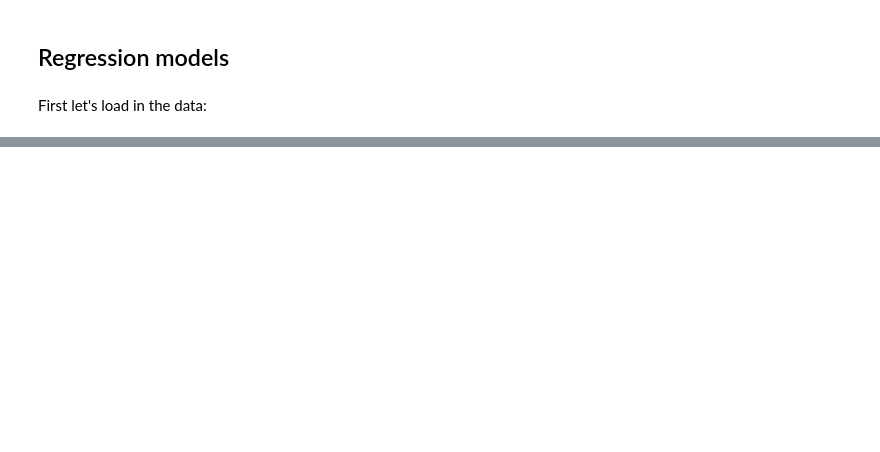
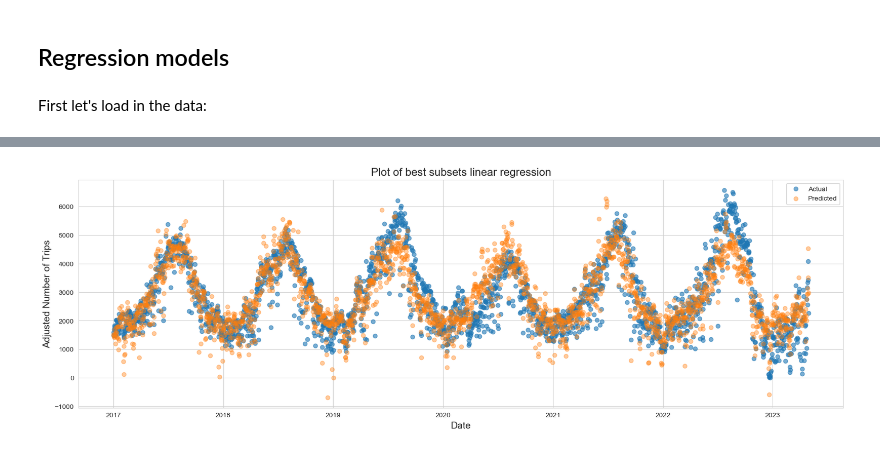
Before and after one commit to hodagben/bike-share-project, a Jupyter notebook: models/regressions.ipynb, the cells around one changed output, grey strips where cells are left out. Cells and saved outputs as stored; diff of their text form; code cells hidden in the pictures; blank space fills up the shorter version.

```diff
--- a/models/regressions.ipynb
+++ b/models/regressions.ipynb
@@ -33,0 +95,4 @@ bikeshare
+# %%
+scaler = StandardScaler().set_output(transform='pandas')
+bikeshare_scaled = scaler.fit_transform(bikeshare[features])
+bikeshare_scaled[target] = bikeshare[target]
@@ -33,0 +144,2 @@ bikeshare
+# %%
+bikeshare_scaled['day_length_x_max_temp'] = bikeshare_scaled.day_length * bikeshare_scaled.max_temp
@@ -33,0 +182,26 @@ bikeshare
+# %%
+plt.figure(figsize=(20,6))
+
+plt.scatter(bikeshare.index,
+           bikeshare[target],
+           alpha=0.6,
+           label='Actual')
+
+reg_bestsubset = LinearRegression()
+reg_bestsubset.fit(bikeshare_scaled[['day_length', 'max_temp', 'day_length_x_max_temp', 'temp_diff', 'total_precip', 'max_gust']],
+                   bikeshare[target])
+preds_bestsubset = reg_bestsubset.predict(bikeshare_scaled[['day_length', 'max_temp', 'day_length_x_max_temp', 'temp_diff', 'total_precip', 'max_gust']])
+
+plt.scatter(bikeshare.index.values,
+           preds_bestsubset,
+           alpha=0.4,
+           label='Predicted')
+
+plt.xlabel('Date',fontsize=14)
+plt.ylabel('Adjusted Number of Trips',fontsize=14)
+plt.title('Plot of best subsets linear regression',fontsize=16)
+plt.legend()
+
+plt.show()
+# %% [output]
+[figure, added]
```
Also changed, not shown: parts of 21 cells of this notebook.
